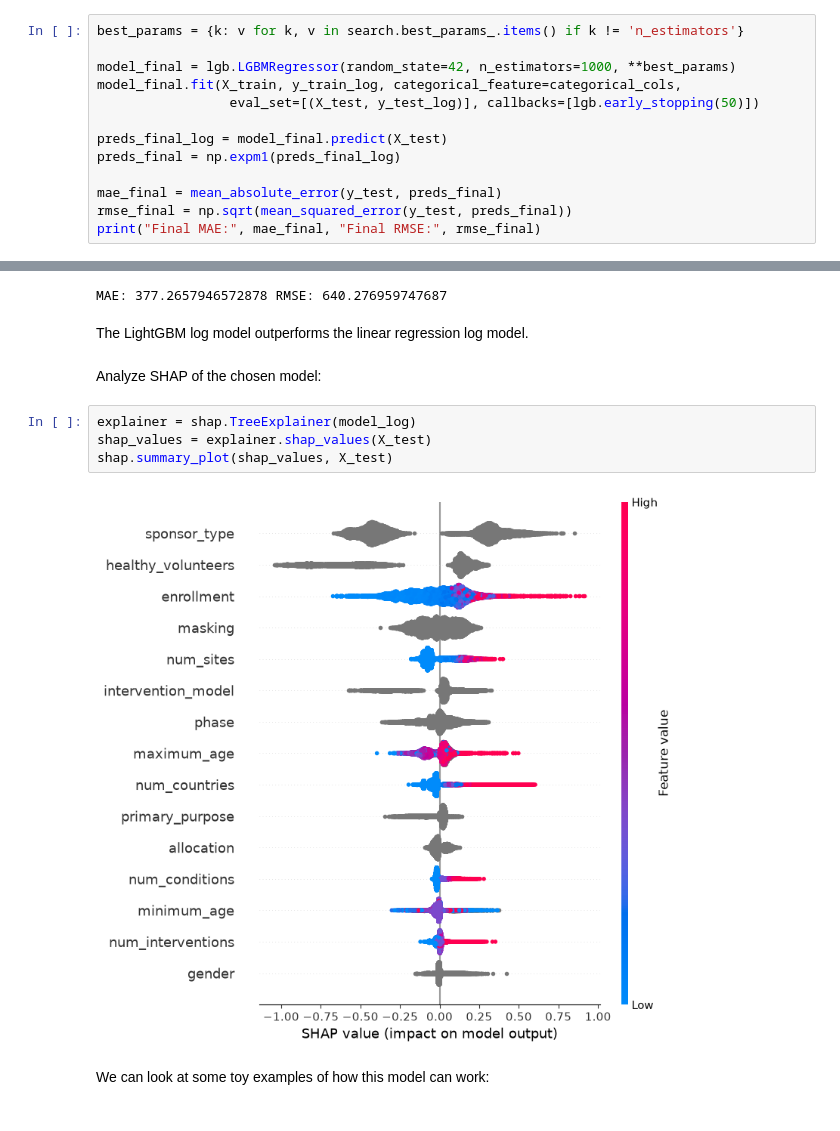
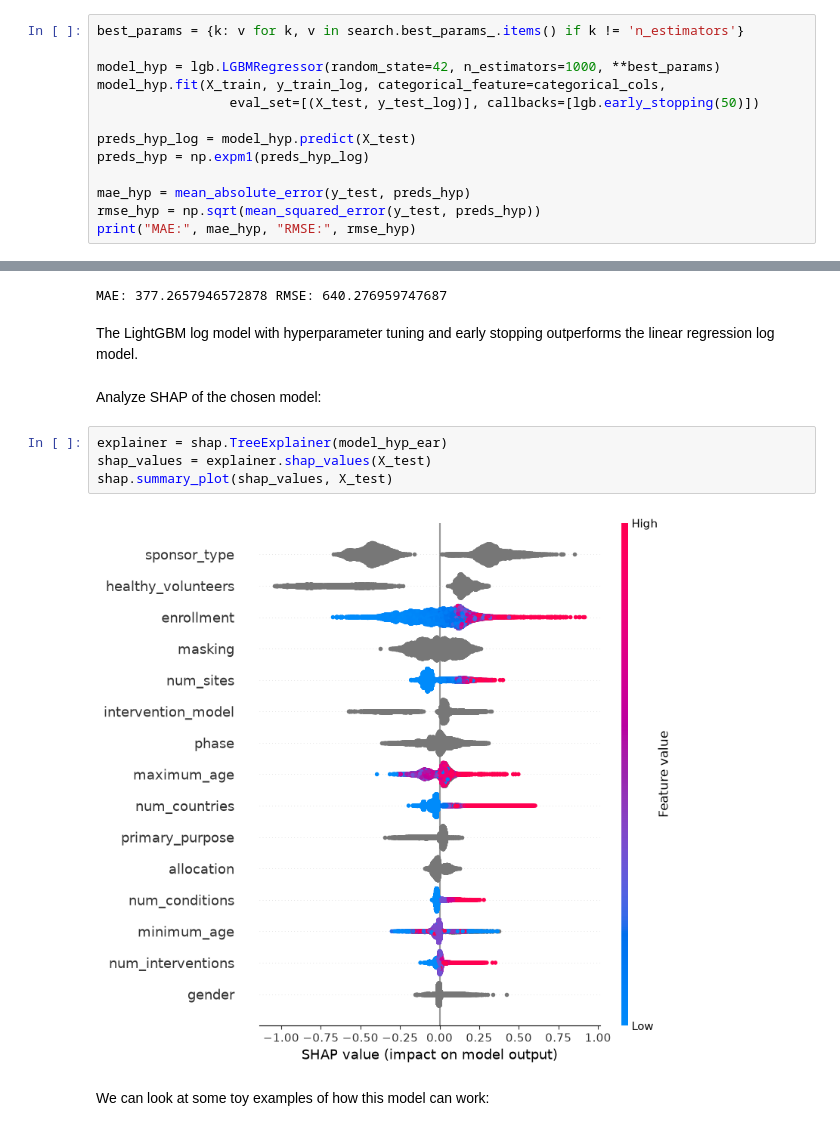
Before and after one commit to eth-tran/Pharmaceutical-Investment-Analysis, a Jupyter notebook: Analysis.ipynb, the cells around one changed output, grey strips where cells are left out. Drawn from its saved outputs; the diff is of its cells as text.

Commit message:
Fit a model with both hyperparameter tuning and early stopping; best model found

```diff
--- a/Analysis.ipynb
+++ b/Analysis.ipynb
@@ -181,14 +181,14 @@ Best params: {'num_leaves': 15, 'n_estimators': 500, 'min_child_samples': 50, 'm
 # %%
 best_params = {k: v for k, v in search.best_params_.items() if k != 'n_estimators'}
 
-model_final = lgb.LGBMRegressor(random_state=42, n_estimators=1000, **best_params)
-model_final.fit(X_train, y_train_log, categorical_feature=categorical_cols,
+model_hyp = lgb.LGBMRegressor(random_state=42, n_estimators=1000, **best_params)
+model_hyp.fit(X_train, y_train_log, categorical_feature=categorical_cols,
                  eval_set=[(X_test, y_test_log)], callbacks=[lgb.early_stopping(50)])
 
-preds_final_log = model_final.predict(X_test)
-preds_final = np.expm1(preds_final_log)
+preds_hyp_log = model_hyp.predict(X_test)
+preds_hyp = np.expm1(preds_hyp_log)
 
-mae_final = mean_absolute_error(y_test, preds_final)
-rmse_final = np.sqrt(mean_squared_error(y_test, preds_final))
-print("Final MAE:", mae_final, "Final RMSE:", rmse_final)
+mae_hyp = mean_absolute_error(y_test, preds_hyp)
+rmse_hyp = np.sqrt(mean_squared_error(y_test, preds_hyp))
+print("MAE:", mae_hyp, "RMSE:", rmse_hyp)
 # %% [output]
@@ -250,15 +333,15 @@ print("MAE:", lr_mae, "RMSE:", lr_rmse)
 # %% [output]
 MAE: 377.2657946572878 RMSE: 640.276959747687
 # %% [markdown]
-The LightGBM log model outperforms the linear regression log model.
+The LightGBM log model with hyperparameter tuning and early stopping outperforms the linear regression log model.
 # %% [markdown]
 Analyze SHAP of the chosen model:
 # %%
-explainer = shap.TreeExplainer(model_log)
+explainer = shap.TreeExplainer(model_hyp_ear)
 shap_values = explainer.shap_values(X_test)
 shap.summary_plot(shap_values, X_test)
 # %% [output]
-[figure, old version]
+[figure, new version]
 # %% [markdown]
 We can look at some toy examples of how this model can work:
 # %% [markdown]
```
Also changed, not shown: parts of 8 cells of this notebook.
